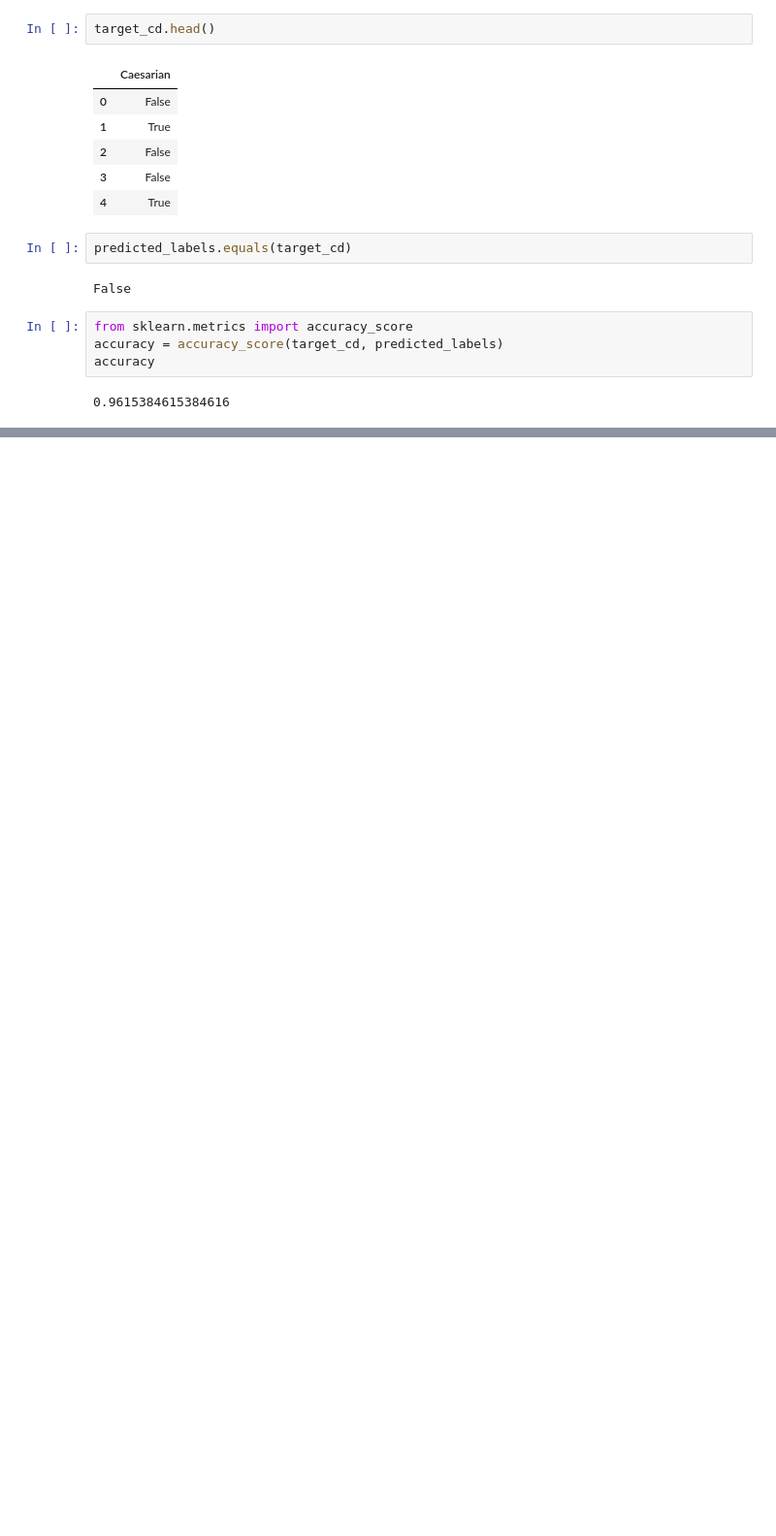
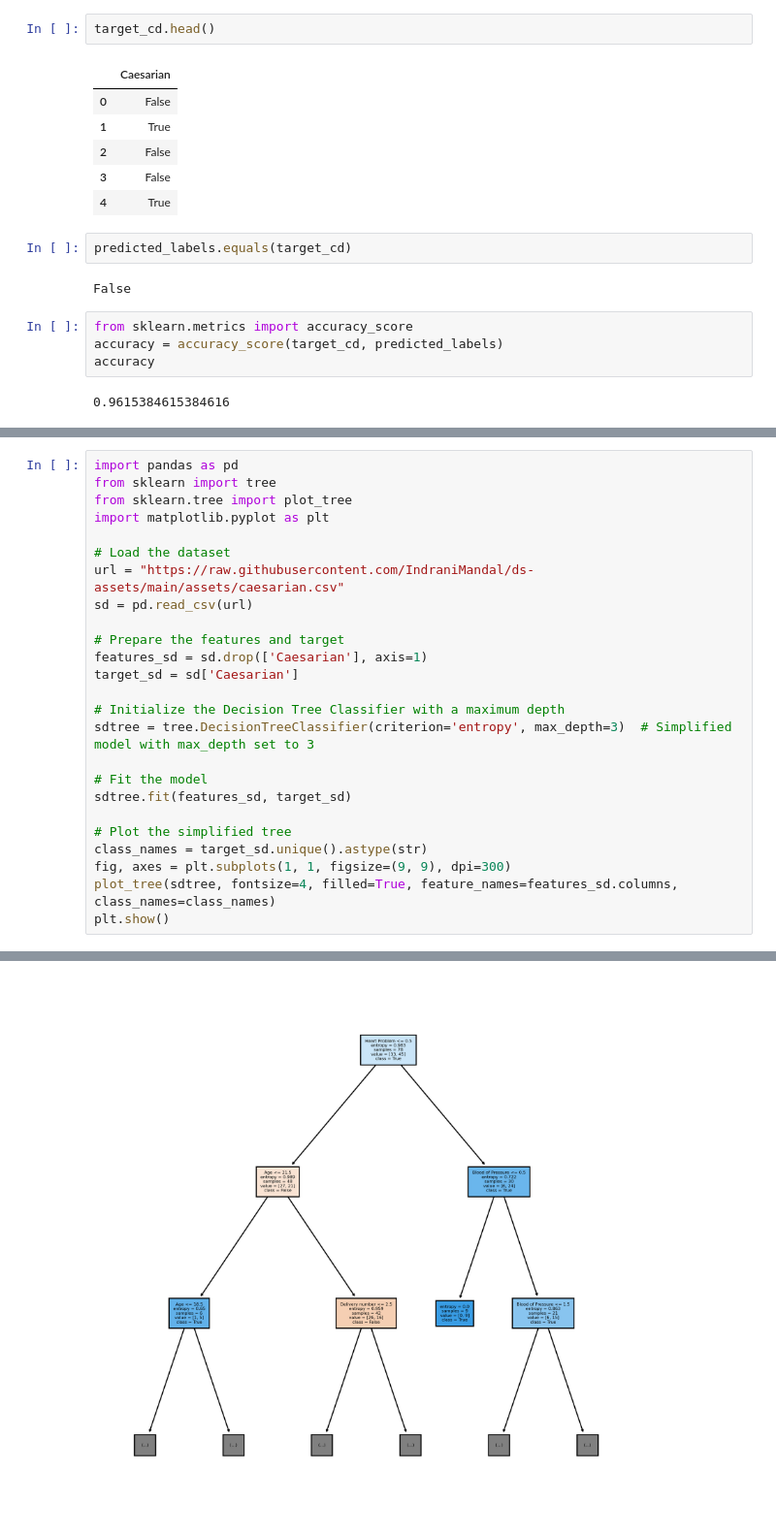
Before and after one commit to Eldemelo/Classes, a Jupyter notebook: CSC310/Homework/Week_2/homework_5.ipynb, the cells around one changed output, grey strips where cells are left out. Shown at 97% size. Cells and saved outputs as stored; diff of their text form; blank space fills up the shorter version.

```diff
--- a/CSC310/Homework/Week_2/homework_5.ipynb
+++ b/CSC310/Homework/Week_2/homework_5.ipynb
@@ -183,0 +179,26 @@ This seems to be a simple decision
+# %%
+import pandas as pd
+from sklearn import tree
+from sklearn.tree import plot_tree
+import matplotlib.pyplot as plt
+
+# Load the dataset
+url = "https://raw.githubusercontent.com/IndraniMandal/ds-assets/main/assets/caesarian.csv"
+sd = pd.read_csv(url)
+
+# Prepare the features and target
+features_sd = sd.drop(['Caesarian'], axis=1)
+target_sd = sd['Caesarian']
+
+# Initialize the Decision Tree Classifier with a maximum depth
+sdtree = tree.DecisionTreeClassifier(criterion='entropy', max_depth=3)  # Simplified model with max_depth set to 3
+
+# Fit the model
+sdtree.fit(features_sd, target_sd)
+
+# Plot the simplified tree
+class_names = target_sd.unique().astype(str)
+fig, axes = plt.subplots(1, 1, figsize=(9, 9), dpi=300)
+plot_tree(sdtree, fontsize=4, filled=True, feature_names=features_sd.columns, class_names=class_names)
+plt.show()
+# %% [output]
@@ -183,0 +235 @@ This seems to be a simple decision
+[figure, added]
```
Also changed, not shown: parts of 9 cells of this notebook.
